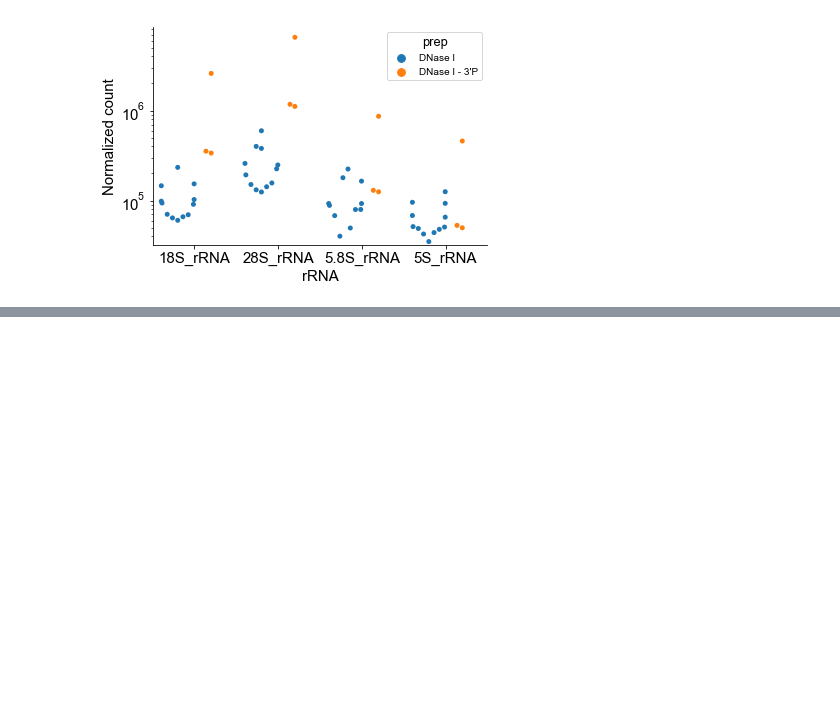
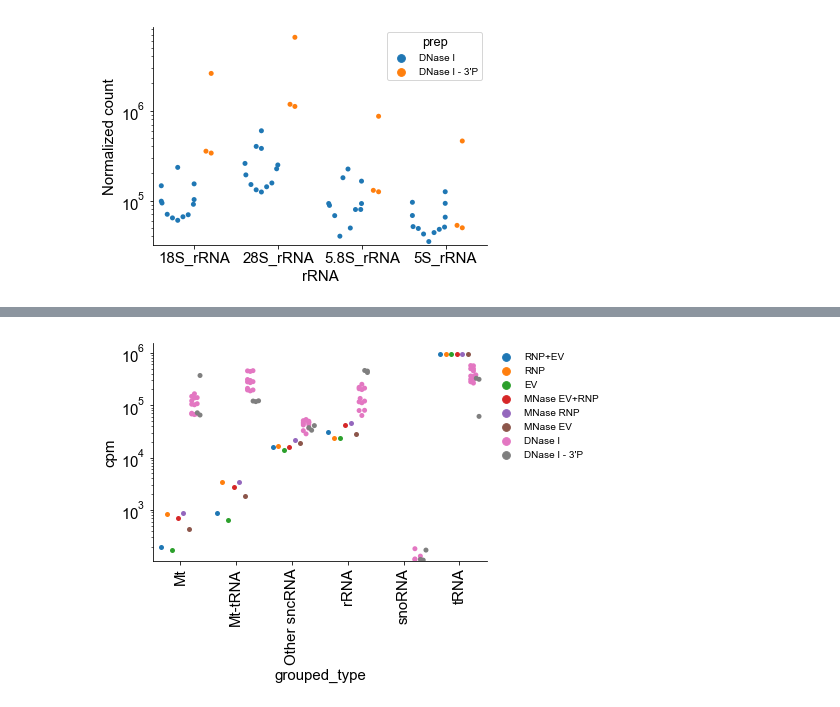
Before and after one commit to wckdouglas/cfNA, a Jupyter notebook: plots/plot_count.ipynb, the cells around one changed output, grey strips where cells are left out. Saved outputs shown, nothing was run; the diff lists cells and outputs as text; code cells hidden in the pictures; blank space fills up the shorter version.

```diff
--- a/plots/plot_count.ipynb
+++ b/plots/plot_count.ipynb
@@ -253,0 +229,7 @@ norm_df\
+# %%
+norm_plot_df = norm_df \
+    .groupby(['grouped_type','samplename'], as_index=False)\
+    .agg({'norm_count':'sum'}) \
+    .assign(prep = lambda d: d.samplename.map(label_sample))\
+    .assign(cpm = lambda d: d.groupby('samplename').norm_count.transform(lambda x: 1e6*x/x.sum()))
+norm_plot_df.head()
@@ -253,0 +243,11 @@ norm_df\
+# %%
+ax = plt.subplot(111)
+sns.swarmplot(data=norm_plot_df, hue ='prep',
+              x = 'grouped_type', y ='cpm',
+             dodge=True)
+ax.set_yscale('log')
+ax.legend(bbox_to_anchor=(1,1), frameon=False)
+sns.despine()
+xts = ax.set_xticklabels(ax.get_xticklabels(), rotation=90)
+# %% [output]
+[figure, added]
```
Also changed, not shown: parts of 4 cells of this notebook, 13 other files.
